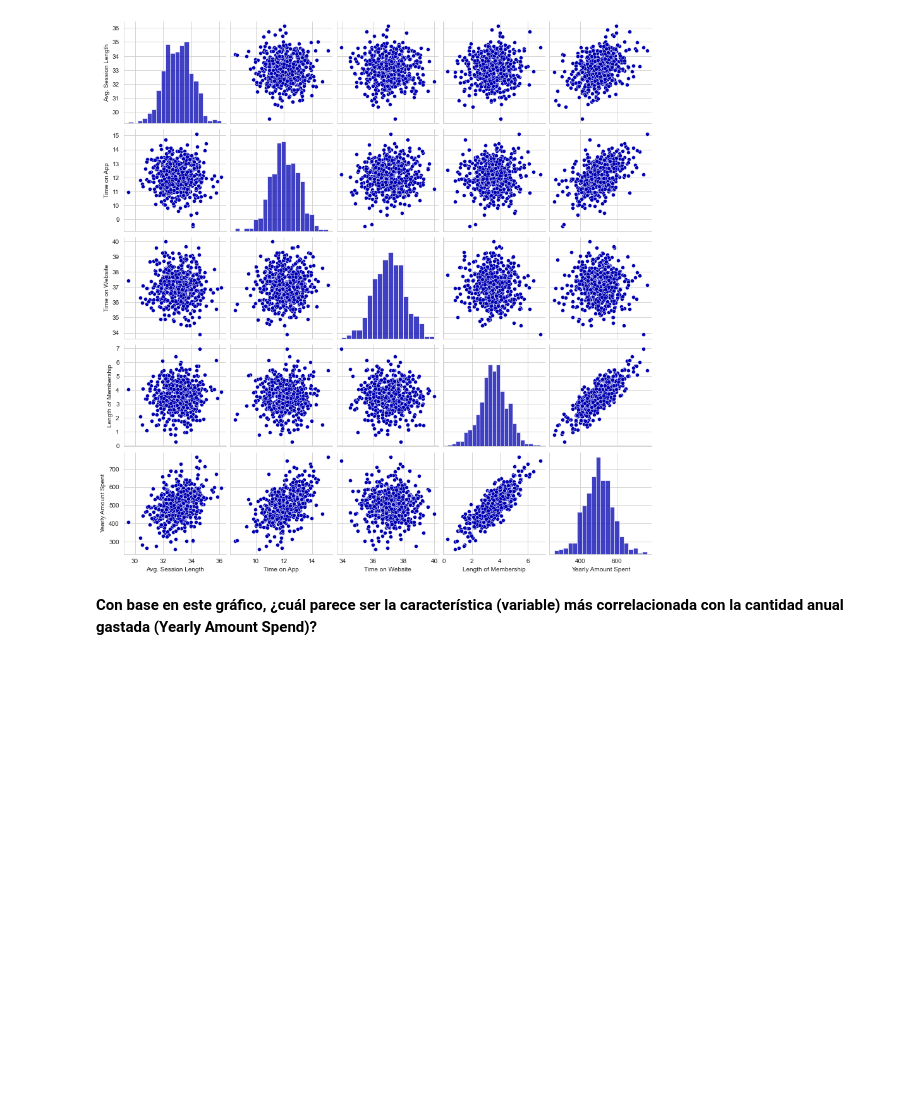
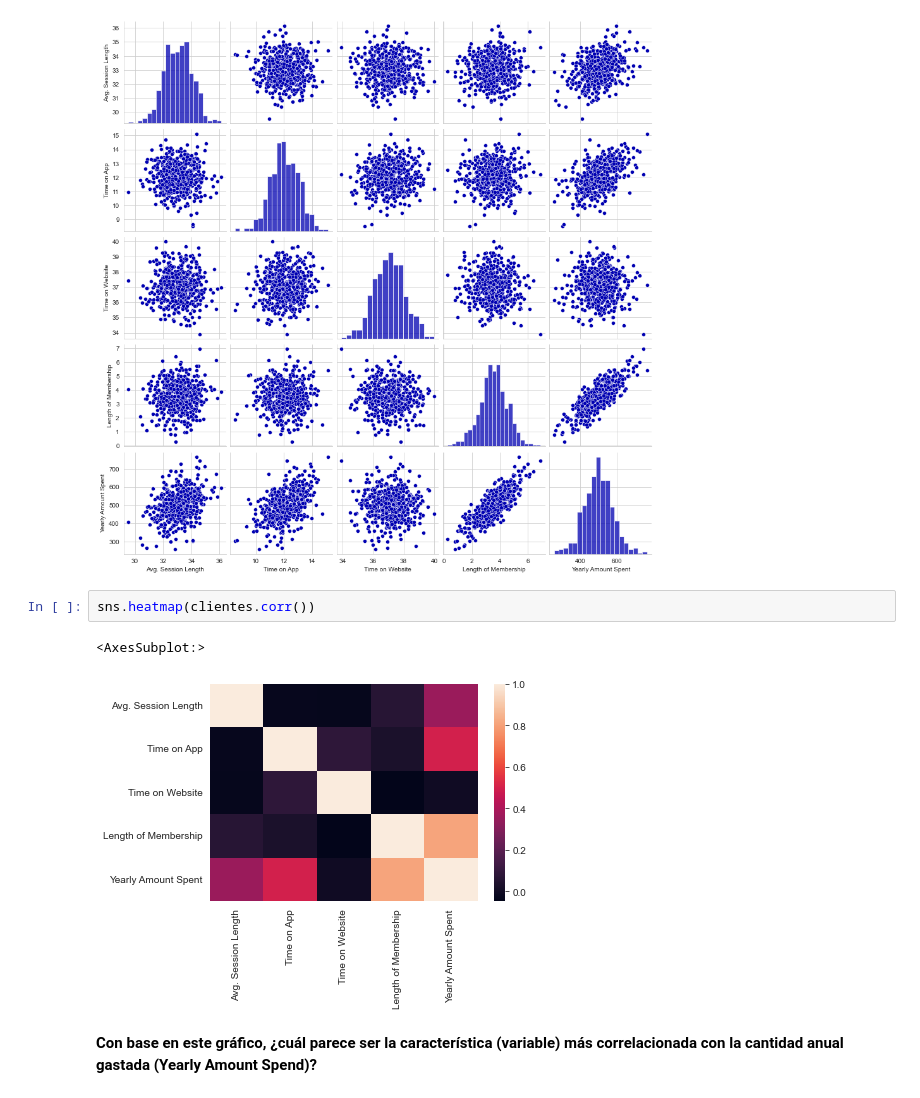
Before and after one commit to Coralain10/AdminInfo2022, a Jupyter notebook: U5_Lab1/11-Regresion-Lineal/03-Regresion Lineal Ejercicio - Solucion-Parte-1.ipynb, the cells around one changed output. Saved outputs shown, nothing was run; the diff lists cells and outputs as text; blank space fills up the shorter version.

```diff
--- a/U5_Lab1/11-Regresion-Lineal/03-Regresion Lineal Ejercicio - Solucion-Parte-1.ipynb
+++ b/U5_Lab1/11-Regresion-Lineal/03-Regresion Lineal Ejercicio - Solucion-Parte-1.ipynb
@@ -115,6 +115,11 @@ sns.pairplot(clientes)
 # %% [output]
 <seaborn.axisgrid.PairGrid at 0x...>
 [figure]
+# %%
+sns.heatmap(clientes.corr())
+# %% [output]
+<AxesSubplot:>
+[figure, added]
 # %% [markdown]
 **Con base en este gráfico, ¿cuál parece ser la característica (variable) más correlacionada con la cantidad anual gastada (Yearly Amount Spend)?**
 # %%
```
